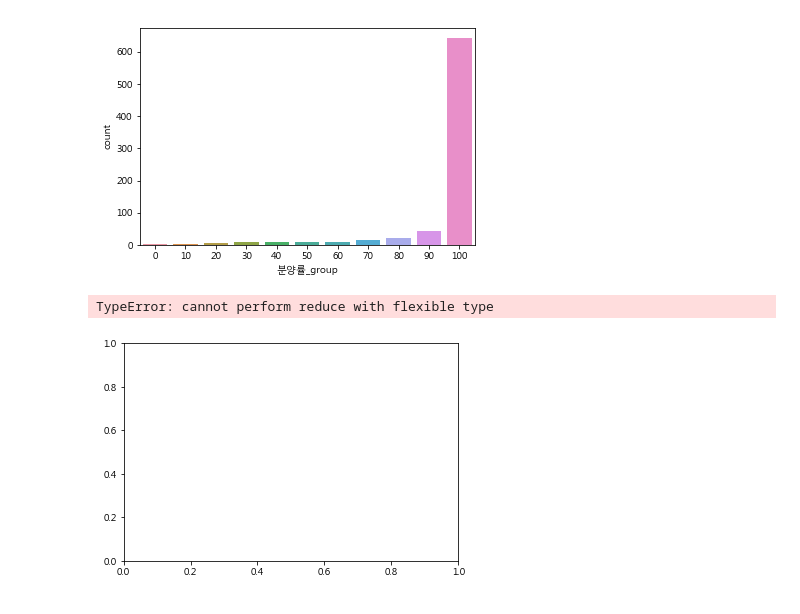
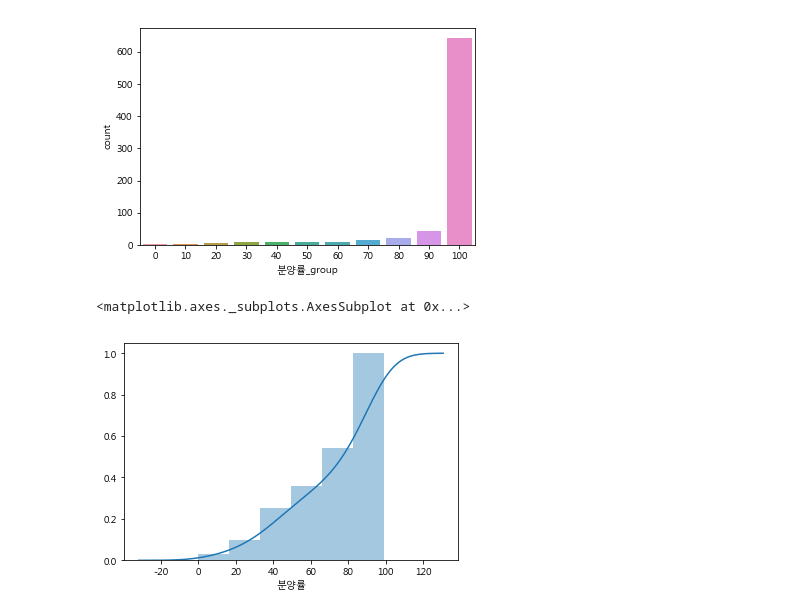
Before and after one commit to gloryle/ARTISTS, a Jupyter notebook: 1128_jy_제조업체수-교통사고=음주운전.ipynb, the cells around one changed output. Saved outputs shown, nothing was run; the diff lists cells and outputs as text; code cells hidden in the pictures.

```diff
--- a/1128_jy_제조업체수-교통사고=음주운전.ipynb
+++ b/1128_jy_제조업체수-교통사고=음주운전.ipynb
@@ -53,8 +38,10 @@ sns.countplot(x='분양률_group', data=전국산업단지)
 # %% [output]
 <matplotlib.axes._subplots.AxesSubplot at 0x...>
 [figure]
-# %%
-sns.distplot('분양률')
-# %% [output]
-TypeError: cannot perform reduce with flexible type
-[figure, removed]
+# %%
+#이외지역에서 누적그래프를 그리니
+분양률non100= 전국산업단지.loc[전국산업단지['분양률']!=100]
+sns.distplot(분양률non100.분양률, hist_kws=dict(cumulative=True),kde_kws=dict(cumulative=True))
+# %% [output]
+<matplotlib.axes._subplots.AxesSubplot at 0x...>
+[figure, added]
```
Also changed, not shown: parts of 9 cells of this notebook.
